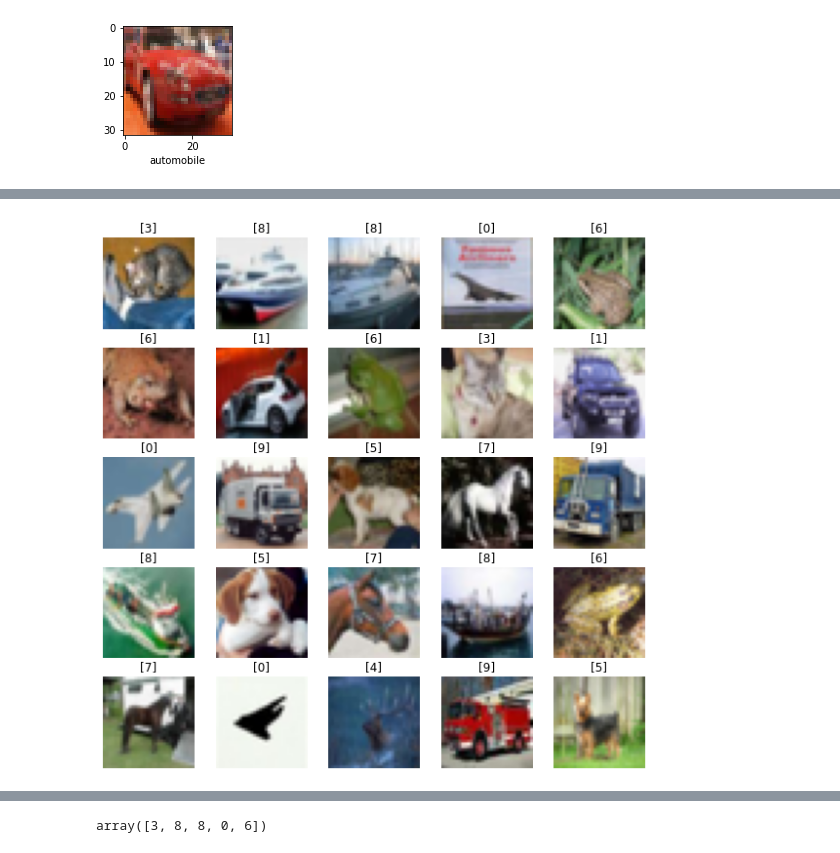
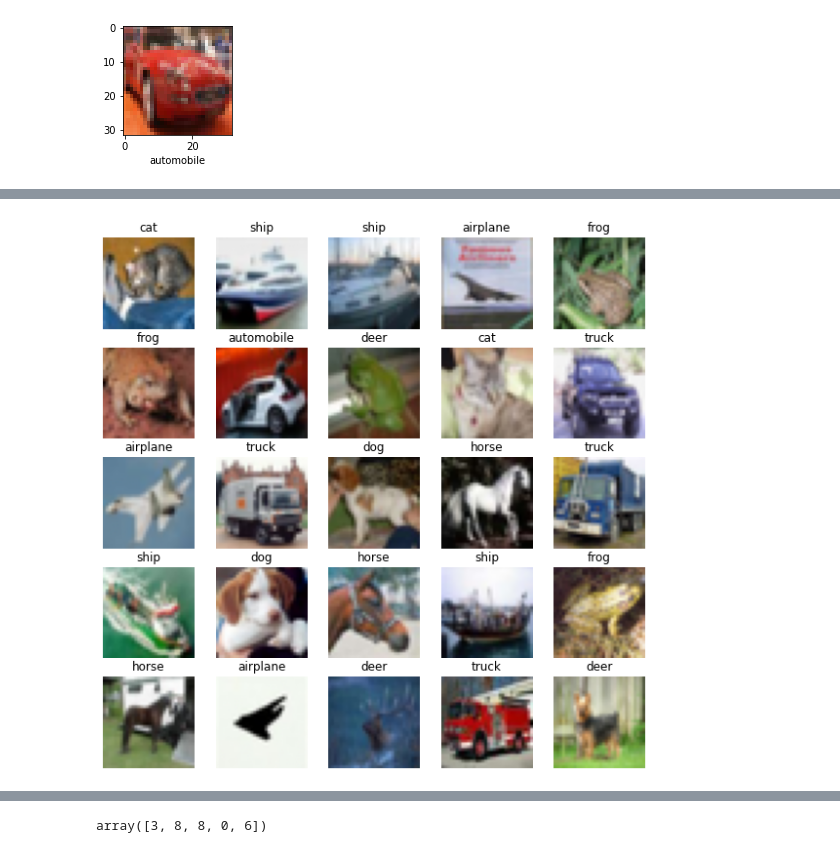
Before and after one commit to MohitM-AG/Projects, a Jupyter notebook: Image_classification_using_CNN.ipynb, the cells around one changed output, grey strips where cells are left out. Cells and saved outputs as stored; diff of their text form; code cells hidden in the pictures.

```diff
--- a/Image_classification_using_CNN.ipynb
+++ b/Image_classification_using_CNN.ipynb
@@ -119,14 +101,10 @@ Non-trainable params: 608
 _________________________________________________________________
 # %%
-EPOCHS = 100
+EPOCHS = 20
 train_images_scaled = train_images / 255.
-es_callback = tf.keras.callbacks.EarlyStopping(monitor='val_loss', patience=3,
-restore_best_weights=True,
-verbose=1)
 
 history = model.fit(train_images_scaled, train_labels,
-batch_size=32,
-validation_split = 0.1,
-callbacks=[es_callback], epochs=EPOCHS,
+batch_size=64,
+validation_split = 0.1, epochs=EPOCHS,
 verbose=1)
 # %% [output]
@@ -150,12 +139,12 @@ Epoch 17: early stopping
 # %%
-import matplotlib.pyplot as plt
+test_images_scaled = test_images / 255.
+predictions = model.predict(test_images_scaled)
 
-fig, axs = plt.subplots(5, 5, figsize=(10,10))
-axs = axs.ravel()
-
+fig, axes = plt.subplots(5, 5, figsize=(10, 10))
+axes = axes.ravel()
 for i in range(25):
-    axs[i].imshow(test_images[i])
-    axs[i].set_title(test_labels[i])
-    axs[i].axis('off')
+    axes[i].imshow(test_images_scaled[i])
+    axes[i].set_title(classes[np.argmax(predictions[i])])
+    axes[i].axis('off')
 plt.show()
 # %% [output]
@@ -162 +152 @@ plt.show()
-[figure, old version]
+[figure, new version]
```
Also changed, not shown: parts of 11 cells of this notebook.
